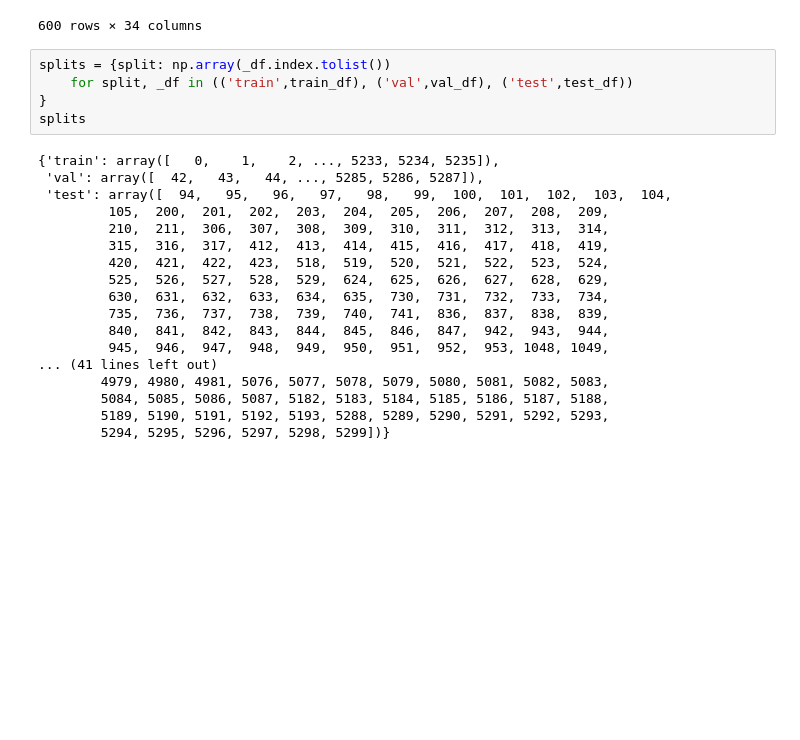
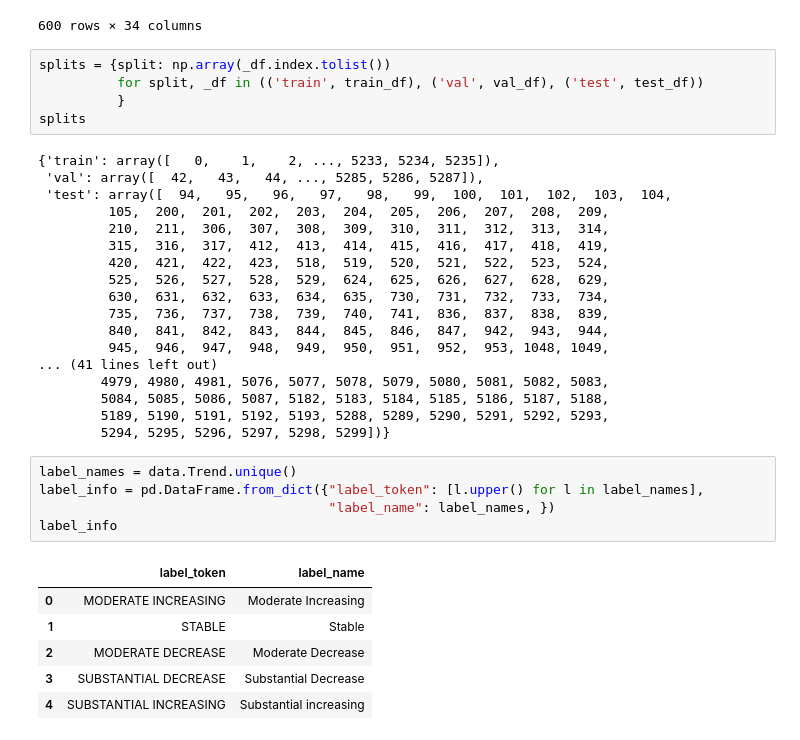
Before and after one commit to AndyJZhao/CovidLLM, a Jupyter notebook: src/notebooks/data_preprocess.ipynb, the cells around one changed output. Drawn from its saved outputs; the diff is of its cells as text; blank space fills up the shorter version.

Commit message:
[v0.5.2 Data] finished label info

```diff
--- a/src/notebooks/data_preprocess.ipynb
+++ b/src/notebooks/data_preprocess.ipynb
@@ -290,8 +290,8 @@ test_df
 600 rows × 34 columns
 # %%
 splits = {split: np.array(_df.index.tolist())
-    for split, _df in (('train',train_df), ('val',val_df), ('test',test_df))
-}
+          for split, _df in (('train', train_df), ('val', val_df), ('test', test_df))
+          }
 splits
 # %% [output]
 {'train': array([   0,    1,    2, ..., 5233, 5234, 5235]),
@@ -311,5 +311,17 @@ splits
         5084, 5085, 5086, 5087, 5182, 5183, 5184, 5185, 5186, 5187, 5188,
         5189, 5190, 5191, 5192, 5193, 5288, 5289, 5290, 5291, 5292, 5293,
         5294, 5295, 5296, 5297, 5298, 5299])}
+# %%
+label_names = data.Trend.unique()
+label_info = pd.DataFrame.from_dict({"label_token": [l.upper() for l in label_names],
+                                     "label_name": label_names, })
+label_info
+# %% [output]
+|  | label_token | label_name |
+| 0 | MODERATE INCREASING | Moderate Increasing |
+| 1 | STABLE | Stable |
+| 2 | MODERATE DECREASE | Moderate Decrease |
+| 3 | SUBSTANTIAL DECREASE | Substantial Decrease |
+| 4 | SUBSTANTIAL INCREASING | Substantial increasing |
 # %%
 from easydict import EasyDict
```
Also changed, not shown: parts of 1 cell of this notebook, 3 other files.
